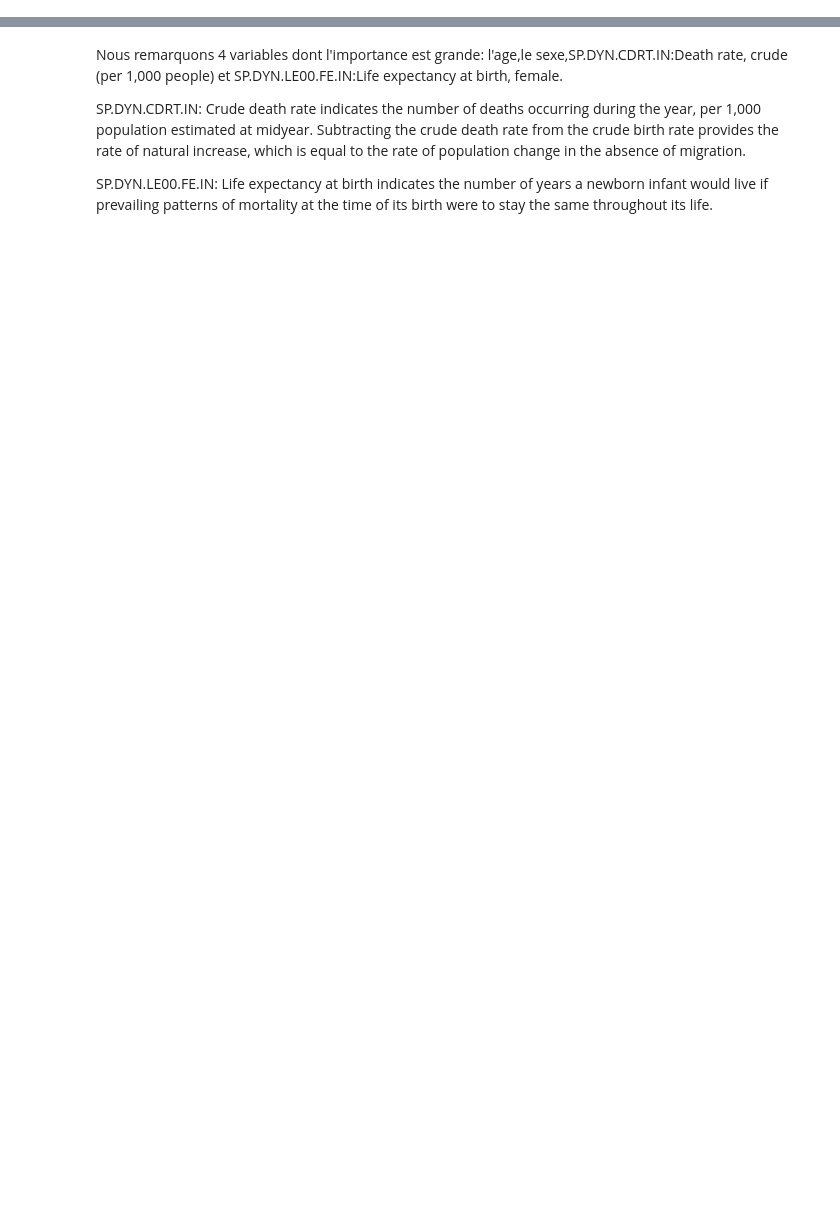
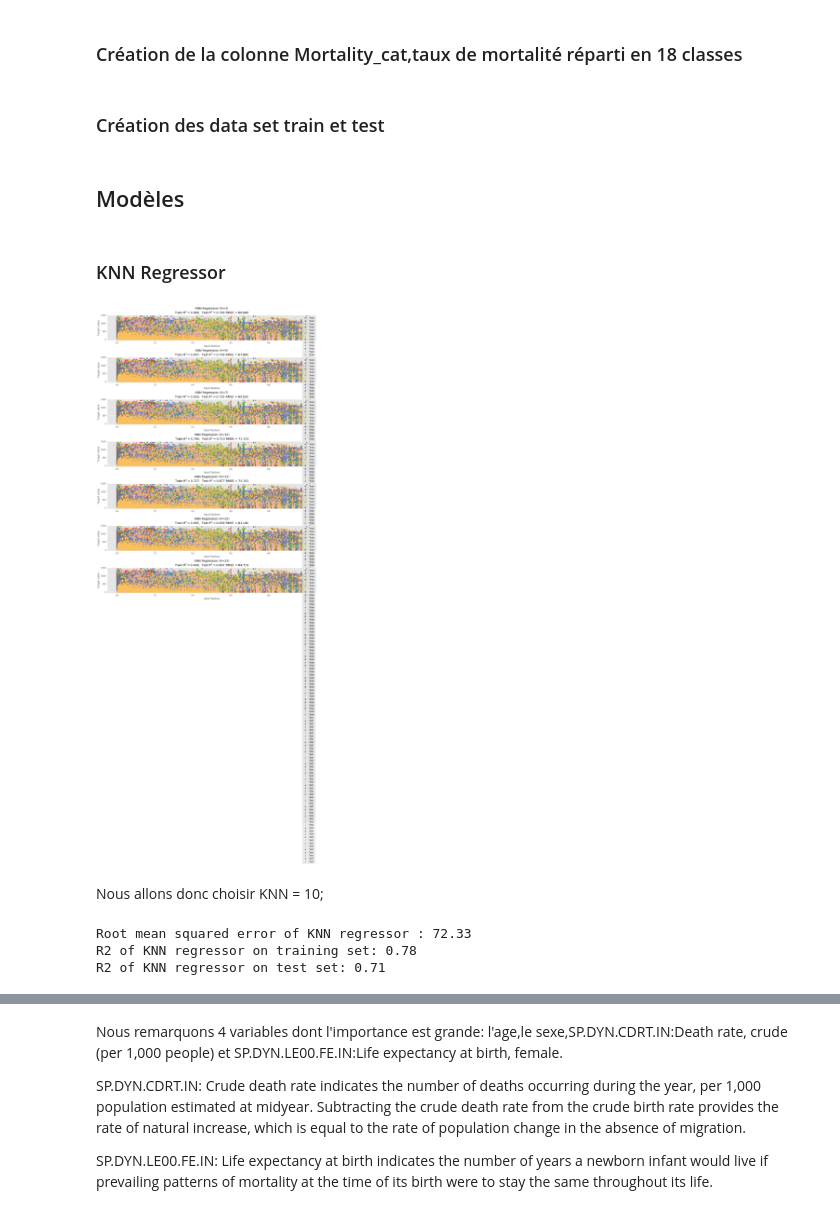
Before and after one commit to assitanDiarra/ENSAE_Python, a Jupyter notebook: knn and decision tree.ipynb, the cells around one changed output, grey strips where cells are left out. Cells and saved outputs as stored; diff of their text form; code cells hidden in the pictures; blank space fills up the shorter version.

```diff
--- a/knn and decision tree.ipynb
+++ b/knn and decision tree.ipynb
@@ -96,17 +0,0 @@ Nous allons creer les modeles KNN et decision tree et ensuite comparer les résu
-# %%
-fig, subaxes = plt.subplots(6, 1, figsize=(15,20))
-for thisaxis, K in zip(subaxes, [1,3, 7, 15, 20,25]):
-    knnreg = KNeighborsRegressor(n_neighbors = K).fit(X1_train, y1_train)
-    predictions = knnreg.predict(X1_test)
-    train_score = knnreg.score(X1_train, y1_train)
-    test_score = knnreg.score(X1_test, y1_test)
-    rmse=math.sqrt(mean_squared_error(y1_test, predictions))
-    thisaxis.plot(X1_train, y1_train, 'o', alpha=0.9, label='Train')
-    thisaxis.plot(X1_test, y1_test, '^', alpha=0.9, label='Test')
-    thisaxis.set_xlabel('Input feature')
-    thisaxis.set_ylabel('Target value')
-    thisaxis.set_title('KNN Regression (K={})\n\
-Train $R^2 = {:.3f}$,  Test $R^2 = {:.3f}$ RMSE = {:.3f}'
-                      .format(K, train_score, test_score,rmse))
-    thisaxis.legend()
-    plt.tight_layout(pad=0.4, w_pad=0.5, h_pad=1.0)
@@ -276,0 +79,2 @@ Feature importances: [  1.59572423e-01   5.27329526e-01   5.02512600e-04   4.904
+# %% [markdown]
+### Création de la colonne Mortality_cat,taux de mortalité réparti en 18 classes
@@ -276,0 +90,2 @@ Feature importances: [  1.59572423e-01   5.27329526e-01   5.02512600e-04   4.904
+# %% [markdown]
+### Création des data set train et test
@@ -276,0 +101,49 @@ Feature importances: [  1.59572423e-01   5.27329526e-01   5.02512600e-04   4.904
+# %% [markdown]
+
+## Modèles
+# %% [markdown]
+### KNN Regressor
+# %%
+fig, subaxes = plt.subplots(7, 1, figsize=(15,20))
+for thisaxis, K in zip(subaxes, [3,5, 7, 10, 15,20,25]):
+    knnreg = KNeighborsRegressor(n_neighbors = K,n_jobs=-1).fit(X1_train, y1_train)
+    predictions = knnreg.predict(X1_test)
+    train_score = knnreg.score(X1_train, y1_train)
+    test_score = knnreg.score(X1_test, y1_test)
+    rmse=math.sqrt(mean_squared_error(y1_test, predictions))
+    thisaxis.plot(X1_train, y1_train, 'o', alpha=0.9, label='Train')
+    thisaxis.plot(X1_test, y1_test, '^', alpha=0.9, label='Test')
+    thisaxis.set_xlabel('Input feature')
+    thisaxis.set_ylabel('Target value')
+    thisaxis.set_title('KNN Regression (K={})\n\
+Train $R^2 = {:.3f}$,  Test $R^2 = {:.3f}$ RMSE = {:.3f}'
+                      .format(K, train_score, test_score,rmse))
+    thisaxis.legend()
+    plt.tight_layout(pad=0.4, w_pad=0.5, h_pad=1.0)
+# %% [output]
+[figure, added]
+# %% [markdown]
+Nous allons donc choisir KNN = 10;
+# %%
+# Creation du modèle KNN
+knn = KNeighborsRegressor(n_neighbors=15,n_jobs=-1)
+# Fit du model sur le train
+regr_knn_fit=knn.fit(X1_train, y1_train)
+# Predictions
+predictions = knn.predict(X1_test)
+# Calcul du RMSE
+rmse1=math.sqrt(mean_squared_error(y1_test, predictions))
+# Calcul du R2 du train
+score_train1=regr_knn_fit.score(X1_train, y1_train)
+# Calcul du R2 du test
+score_test1=regr_knn_fit.score(X1_test, y1_test)
+print('Root mean squared error of KNN regressor : {:.2f}'
+     .format(rmse1))
+print('R2 of KNN regressor on training set: {:.2f}'
+     .format(score_train1))
+print('R2 of KNN regressor on test set: {:.2f}'
+     .format(score_test1))
+# %% [output]
+Root mean squared error of KNN regressor : 72.33
+R2 of KNN regressor on training set: 0.78
+R2 of KNN regressor on test set: 0.71
```
Also changed, not shown: parts of 65 cells of this notebook.
